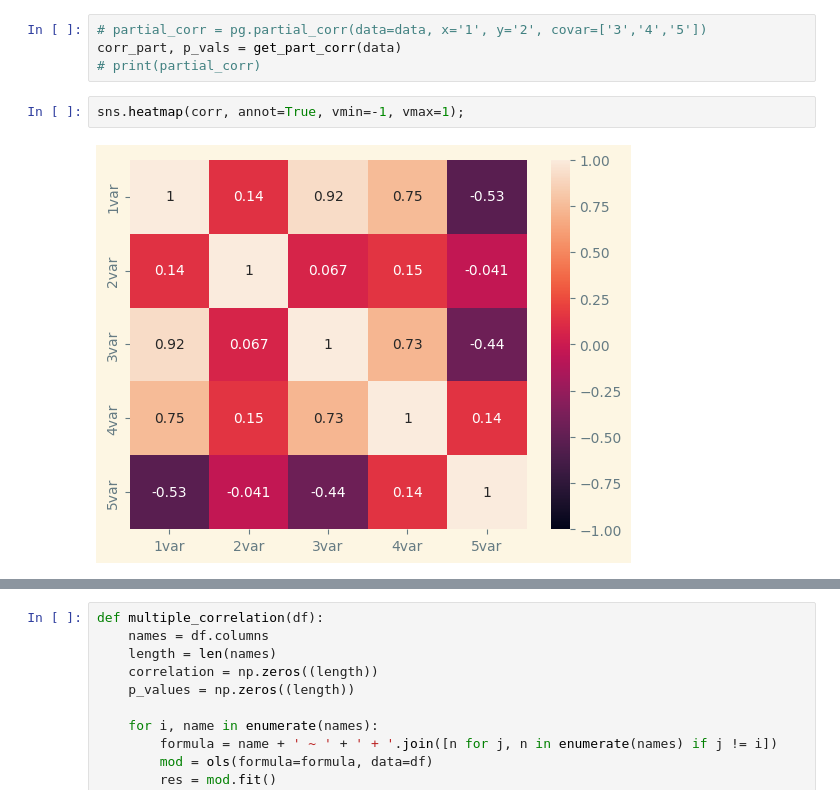
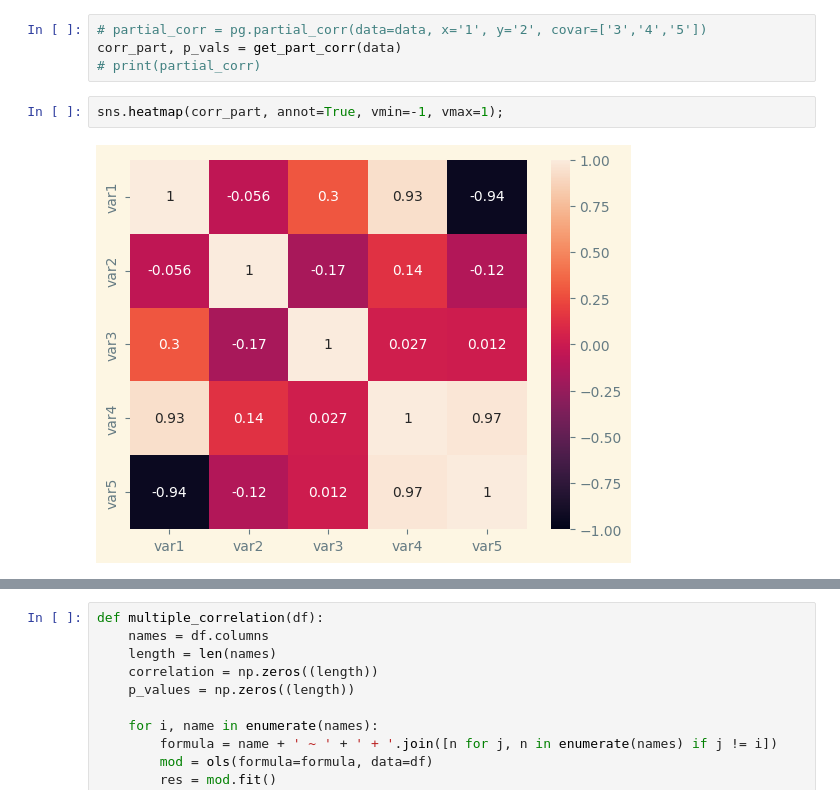
Before and after one commit to WhyNotKo/Statistical-information-processing-methods, a Jupyter notebook: lab3.ipynb, the cells around one changed output, grey strips where cells are left out. Saved outputs shown, nothing was run; the diff lists cells and outputs as text.

```diff
--- a/lab3.ipynb
+++ b/lab3.ipynb
@@ -113,9 +95,9 @@ def get_part_corr(df):
 corr_part, p_vals = get_part_corr(data)
 # print(partial_corr)
 # %%
-sns.heatmap(corr, annot=True, vmin=-1, vmax=1);
+sns.heatmap(corr_part, annot=True, vmin=-1, vmax=1);
 # %% [output]
-[figure, old version]
+[figure, new version]
 # %%
 sns.heatmap(p_vals, annot=True, vmin=0, vmax=1);
 # %% [output]
```
Also changed, not shown: parts of 5 cells of this notebook.
